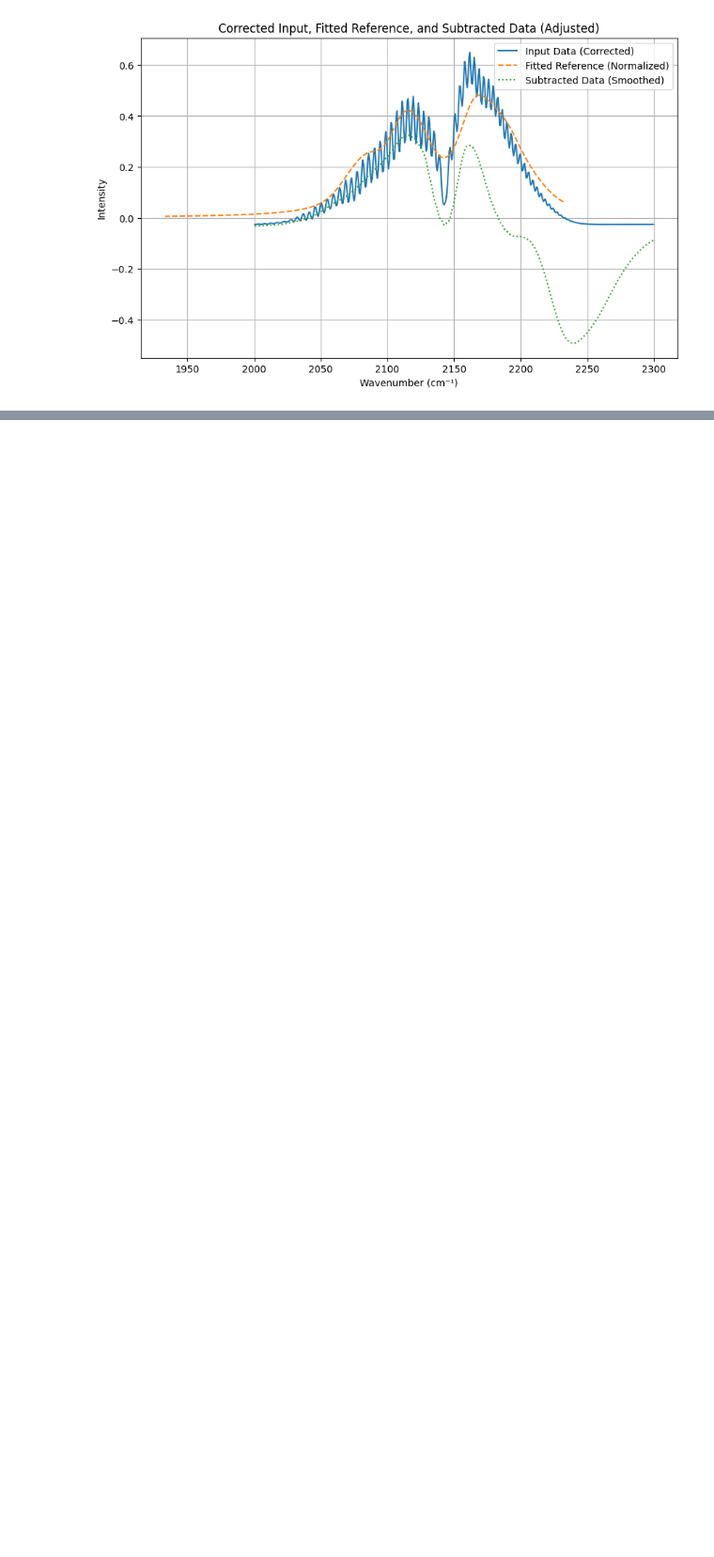
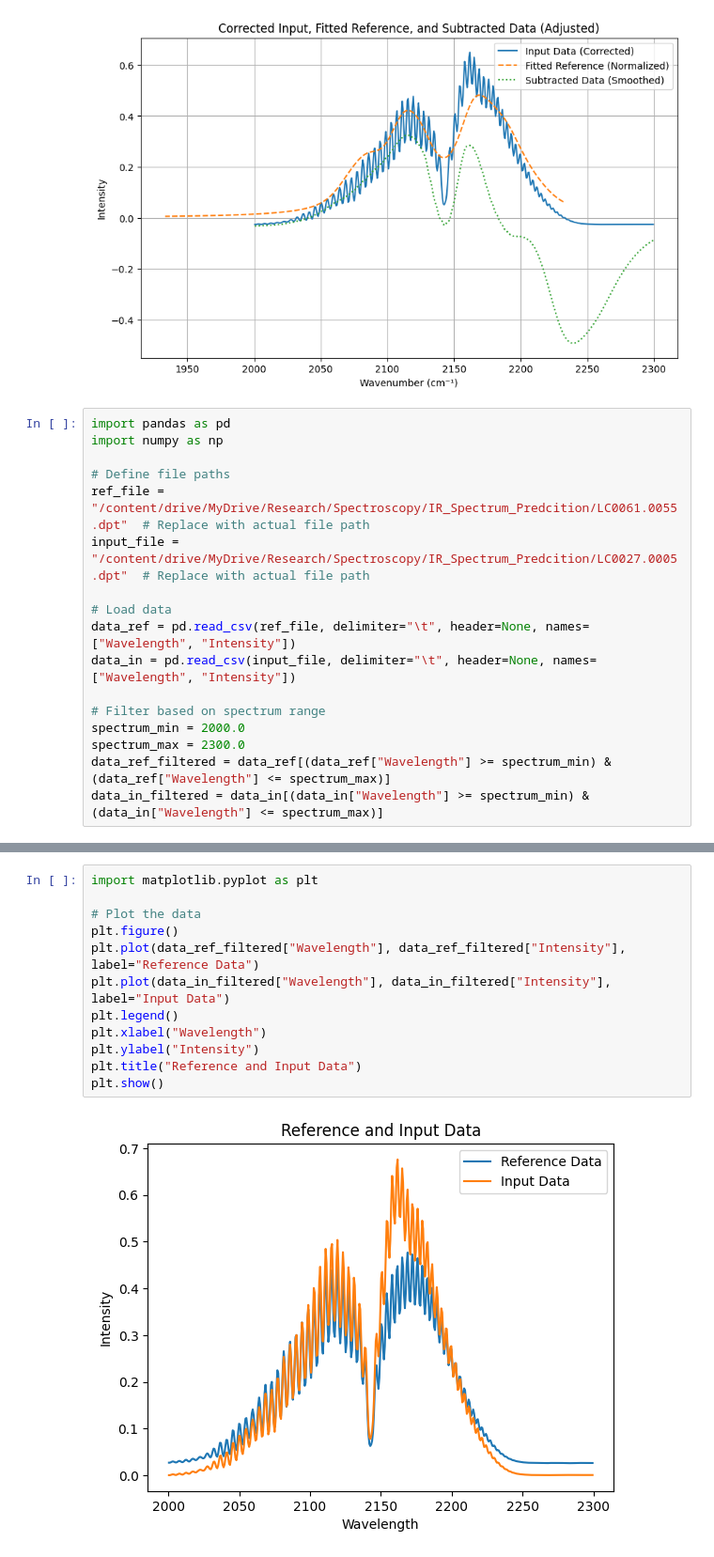
Before and after one commit to MehrdadJalali-AI/Spectrum, a Jupyter notebook: SubtractedSpectrum.ipynb, the cells around one changed output, grey strips where cells are left out. Shown at 94% size. Cells and saved outputs as stored; diff of their text form; blank space fills up the shorter version.

```diff
--- a/SubtractedSpectrum.ipynb
+++ b/SubtractedSpectrum.ipynb
@@ -391,3 +391,20 @@ plt.grid()
 plt.show()
 # %% [output]
 [figure]
+# %%
+import pandas as pd
+import numpy as np
+
+# Define file paths
+ref_file = "/content/drive/MyDrive/Research/Spectroscopy/IR_Spectrum_Predcition/LC0061.0055.dpt"  # Replace with actual file path
+input_file = "/content/drive/MyDrive/Research/Spectroscopy/IR_Spectrum_Predcition/LC0027.0005.dpt"  # Replace with actual file path
+
+# Load data
+data_ref = pd.read_csv(ref_file, delimiter="\t", header=None, names=["Wavelength", "Intensity"])
+data_in = pd.read_csv(input_file, delimiter="\t", header=None, names=["Wavelength", "Intensity"])
+
+# Filter based on spectrum range
+spectrum_min = 2000.0
+spectrum_max = 2300.0
+data_ref_filtered = data_ref[(data_ref["Wavelength"] >= spectrum_min) & (data_ref["Wavelength"] <= spectrum_max)]
+data_in_filtered = data_in[(data_in["Wavelength"] >= spectrum_min) & (data_in["Wavelength"] <= spectrum_max)]
@@ -393,0 +454,14 @@ plt.show()
+# %%
+import matplotlib.pyplot as plt
+
+# Plot the data
+plt.figure()
+plt.plot(data_ref_filtered["Wavelength"], data_ref_filtered["Intensity"], label="Reference Data")
+plt.plot(data_in_filtered["Wavelength"], data_in_filtered["Intensity"], label="Input Data")
+plt.legend()
+plt.xlabel("Wavelength")
+plt.ylabel("Intensity")
+plt.title("Reference and Input Data")
+plt.show()
+# %% [output]
+[figure, added]
```
Also changed, not shown: parts of 5 cells of this notebook.
